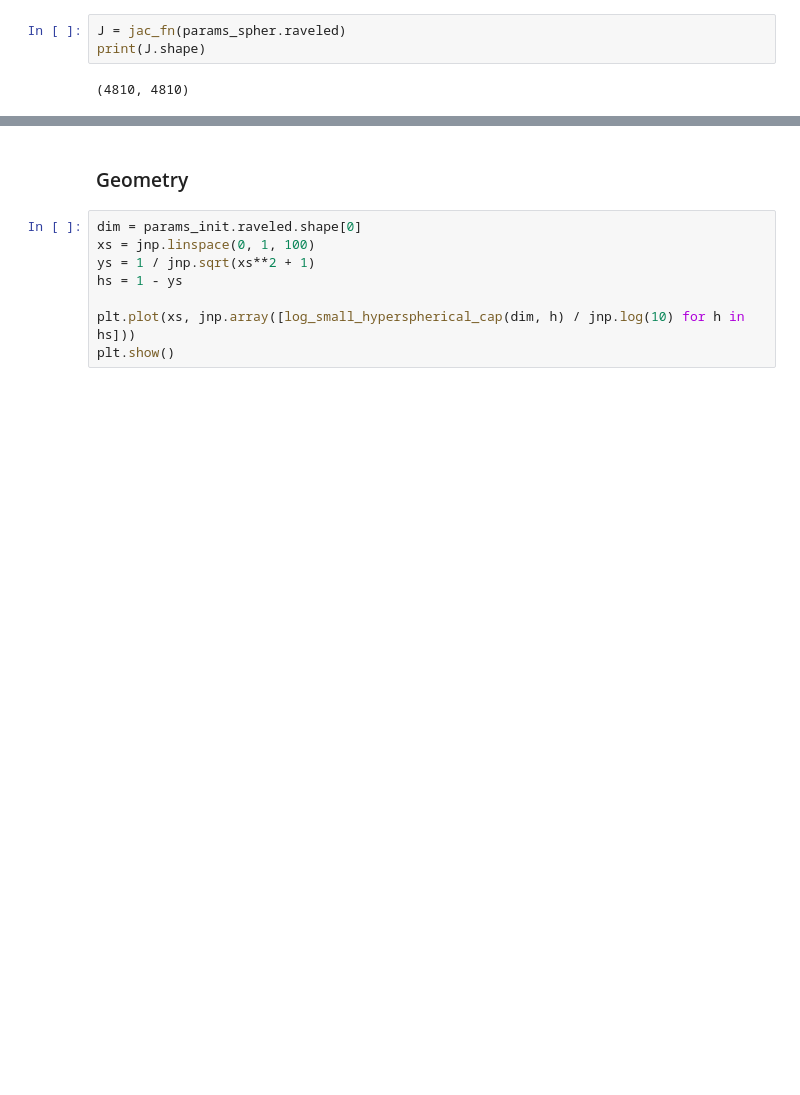
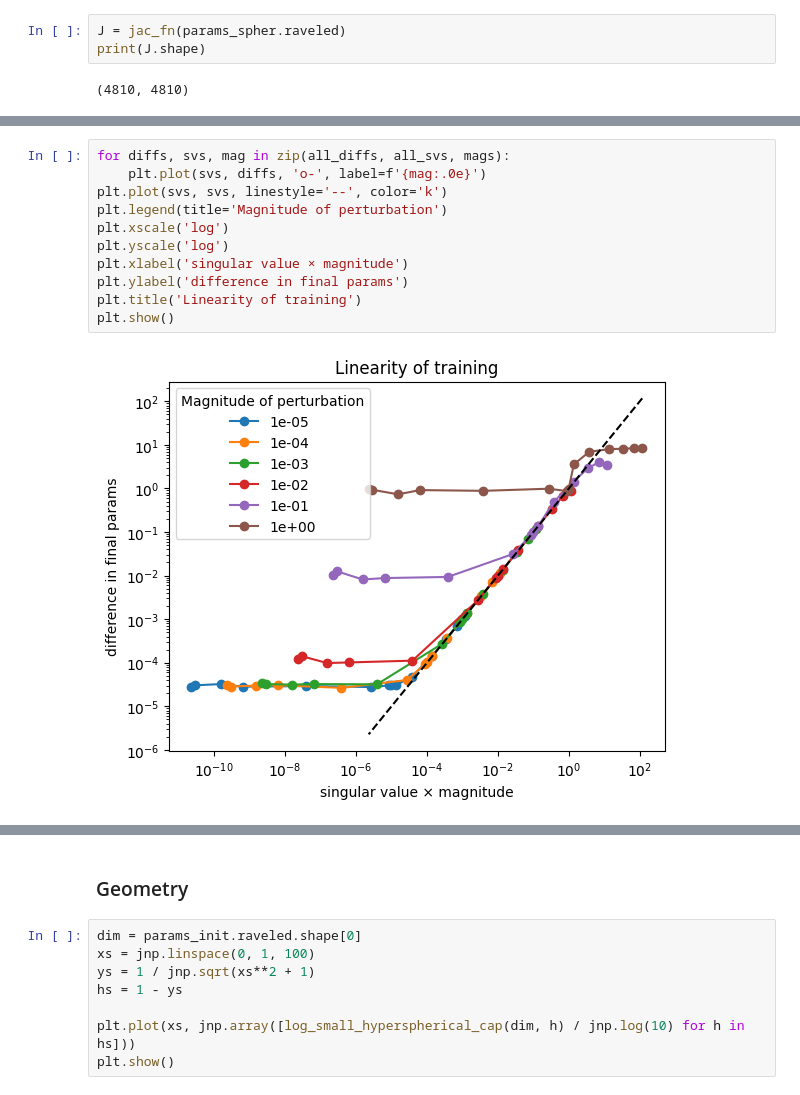
Before and after one commit to EleutherAI/basin-volume, a Jupyter notebook: mp_typical.ipynb, the cells around one changed output, grey strips where cells are left out. Saved outputs shown, nothing was run; the diff lists cells and outputs as text; blank space fills up the shorter version.

```diff
--- a/mp_typical.ipynb
+++ b/mp_typical.ipynb
@@ -196,0 +351,13 @@ print(J.shape)
+# %%
+for diffs, svs, mag in zip(all_diffs, all_svs, mags):
+    plt.plot(svs, diffs, 'o-', label=f'{mag:.0e}')
+plt.plot(svs, svs, linestyle='--', color='k')
+plt.legend(title='Magnitude of perturbation')
+plt.xscale('log')
+plt.yscale('log')
+plt.xlabel('singular value × magnitude')
+plt.ylabel('difference in final params')
+plt.title('Linearity of training')
+plt.show()
+# %% [output]
+[figure, added]
```
Also changed, not shown: parts of 71 cells of this notebook.
